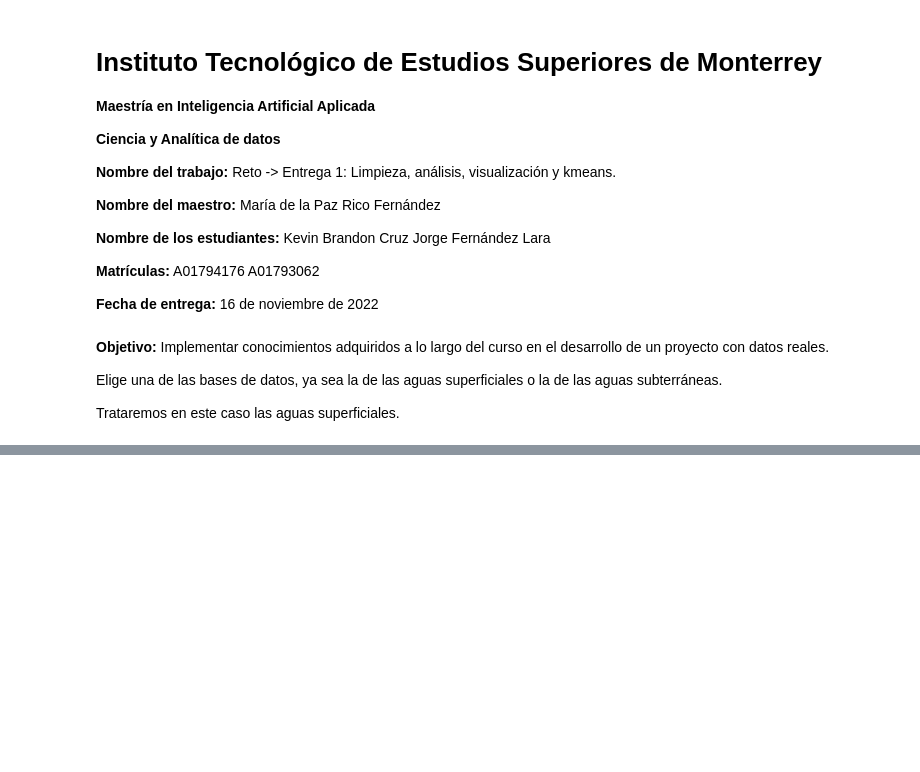
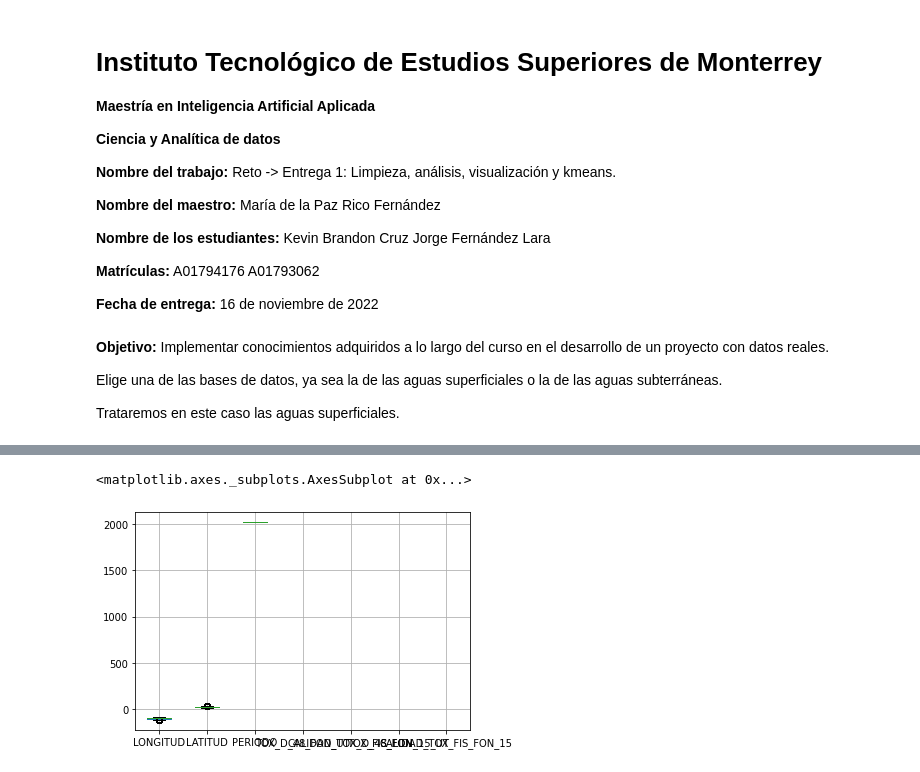
Before and after one commit to PosgradoMNA/actividades-del-projecto-cad_kbcm_jfl, a Jupyter notebook: Reto_entrega_1.ipynb, the cells around one changed output, grey strips where cells are left out. Drawn from its saved outputs; the diff is of its cells as text; code cells hidden in the pictures; blank space fills up the shorter version.

```diff
--- a/Reto_entrega_1.ipynb
+++ b/Reto_entrega_1.ipynb
@@ -50,3 +54,2 @@ from pandas.io.parsers.readers import read_csv
 # %%
-url = 'https://github.com/PosgradoMNA/actividades-del-projecto-cad_kbcm_jfl/blob/main/Reto/Datos_de_calidad_del_agua_de_sitios_de_monitoreo_de_aguas_superficiales_2020.csv'
-df = pd.read_csv(url, sep=',')
+filename = 'https://raw.githubusercontent.com/PosgradoMNA/actividades-del-projecto-cad_kbcm_jfl/main/Reto/Datos_de_calidad_del_agua_de_sitios_de_monitoreo_de_aguas_superficiales_2020.csv'
@@ -54,0 +56,3 @@ ParserError: ignored
+# %%
+df = pd.read_csv(filename, encoding='cp1252')
+df.head()
@@ -54,0 +256,5 @@ ParserError: ignored
+# %%
+df.boxplot()
+# %% [output]
+<matplotlib.axes._subplots.AxesSubplot at 0x...>
+[figure, added]
```
Also changed, not shown: parts of 45 cells of this notebook.
